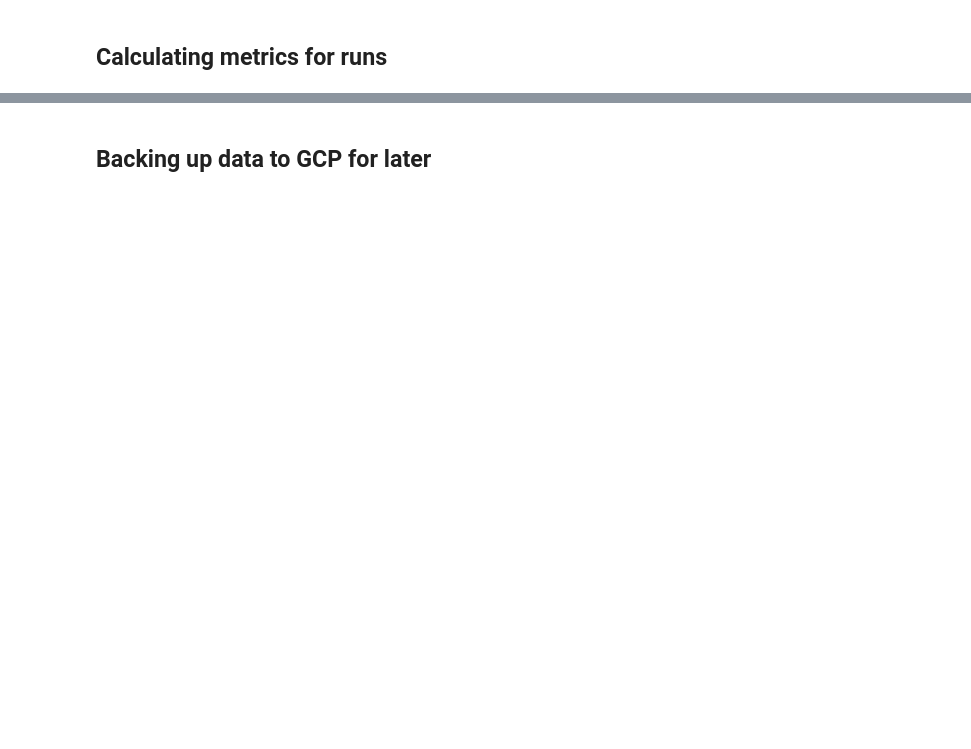
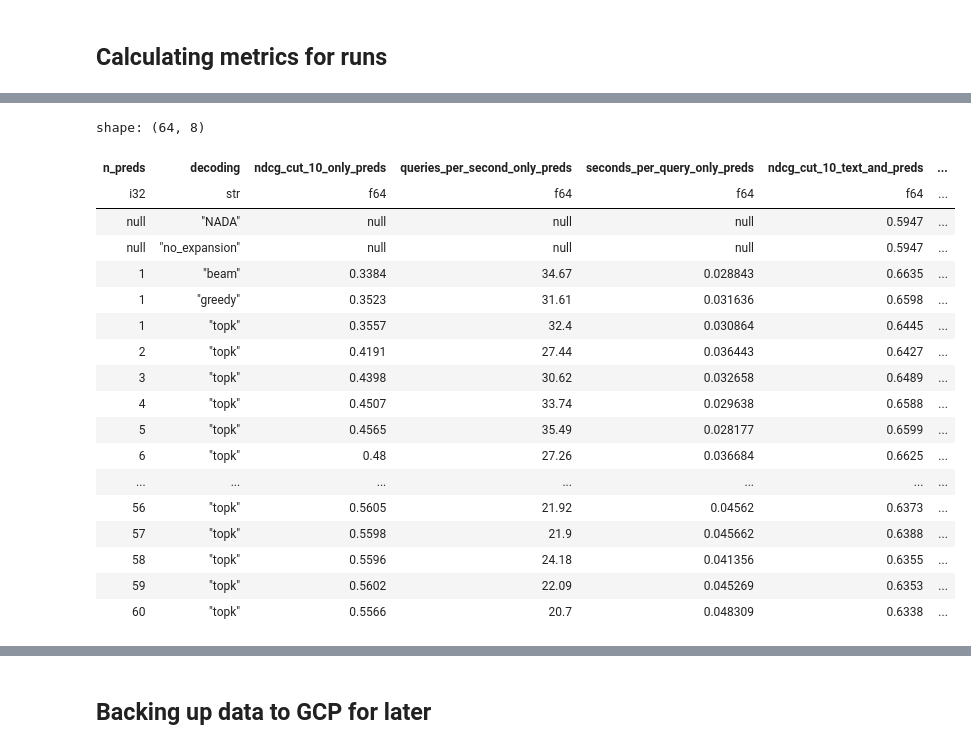
Before and after one commit to marcospiau/ia368-dd-dl4ir, a Jupyter notebook: aula05-doc2query/aula05_doc2query_indexing_eval.ipynb, the cells around one changed output, grey strips where cells are left out. Drawn from its saved outputs; the diff is of its cells as text; code cells hidden in the pictures; blank space fills up the shorter version.

```diff
--- a/aula05-doc2query/aula05_doc2query_indexing_eval.ipynb
+++ b/aula05-doc2query/aula05_doc2query_indexing_eval.ipynb
@@ -954,0 +998,42 @@ df_results.sort('ndcg_cut_10').to_pandas()
+# %%
+def format_to_plot(df):
+    suffixes = {True: '_only_preds', False: '_text_and_preds'}
+    cols_to_suffix = ['ndcg_cut_10', 'queries_per_second', 'seconds_per_query']
+    key_cols = ['n_preds', 'decoding']
+    to_join = []
+    for key, group in df.groupby('is_only_preds'):
+        suffix = suffixes[key]
+        group = group.select(pl.col(key_cols), pl.col(cols_to_suffix).suffix(suffix))
+        to_join.append(group)
+    left, right = to_join
+    out = left.join(right, on=key_cols, how='outer')
+    out = out.sort('n_preds')
+    return out
+
+
+
+
+    # return bys.keys()
+
+df_results_3 = format_to_plot(df_results_2)
+df_results_3
+# %% [output]
+shape: (64, 8)
+| n_preds | decoding | ndcg_cut_10_only_preds | queries_per_second_only_preds | seconds_per_query_only_preds | ndcg_cut_10_text_and_preds | ... |
+| i32 | str | f64 | f64 | f64 | f64 | ... |
+| null | "NADA" | null | null | null | 0.5947 | ... |
+| null | "no_expansion" | null | null | null | 0.5947 | ... |
+| 1 | "beam" | 0.3384 | 34.67 | 0.028843 | 0.6635 | ... |
+| 1 | "greedy" | 0.3523 | 31.61 | 0.031636 | 0.6598 | ... |
+| 1 | "topk" | 0.3557 | 32.4 | 0.030864 | 0.6445 | ... |
+| 2 | "topk" | 0.4191 | 27.44 | 0.036443 | 0.6427 | ... |
+| 3 | "topk" | 0.4398 | 30.62 | 0.032658 | 0.6489 | ... |
+| 4 | "topk" | 0.4507 | 33.74 | 0.029638 | 0.6588 | ... |
+| 5 | "topk" | 0.4565 | 35.49 | 0.028177 | 0.6599 | ... |
+| 6 | "topk" | 0.48 | 27.26 | 0.036684 | 0.6625 | ... |
+| ... | ... | ... | ... | ... | ... | ... |
+| 56 | "topk" | 0.5605 | 21.92 | 0.04562 | 0.6373 | ... |
+| 57 | "topk" | 0.5598 | 21.9 | 0.045662 | 0.6388 | ... |
+| 58 | "topk" | 0.5596 | 24.18 | 0.041356 | 0.6355 | ... |
+| 59 | "topk" | 0.5602 | 22.09 | 0.045269 | 0.6353 | ... |
+| 60 | "topk" | 0.5566 | 20.7 | 0.048309 | 0.6338 | ... |
```
Also changed, not shown: parts of 49 cells of this notebook.
